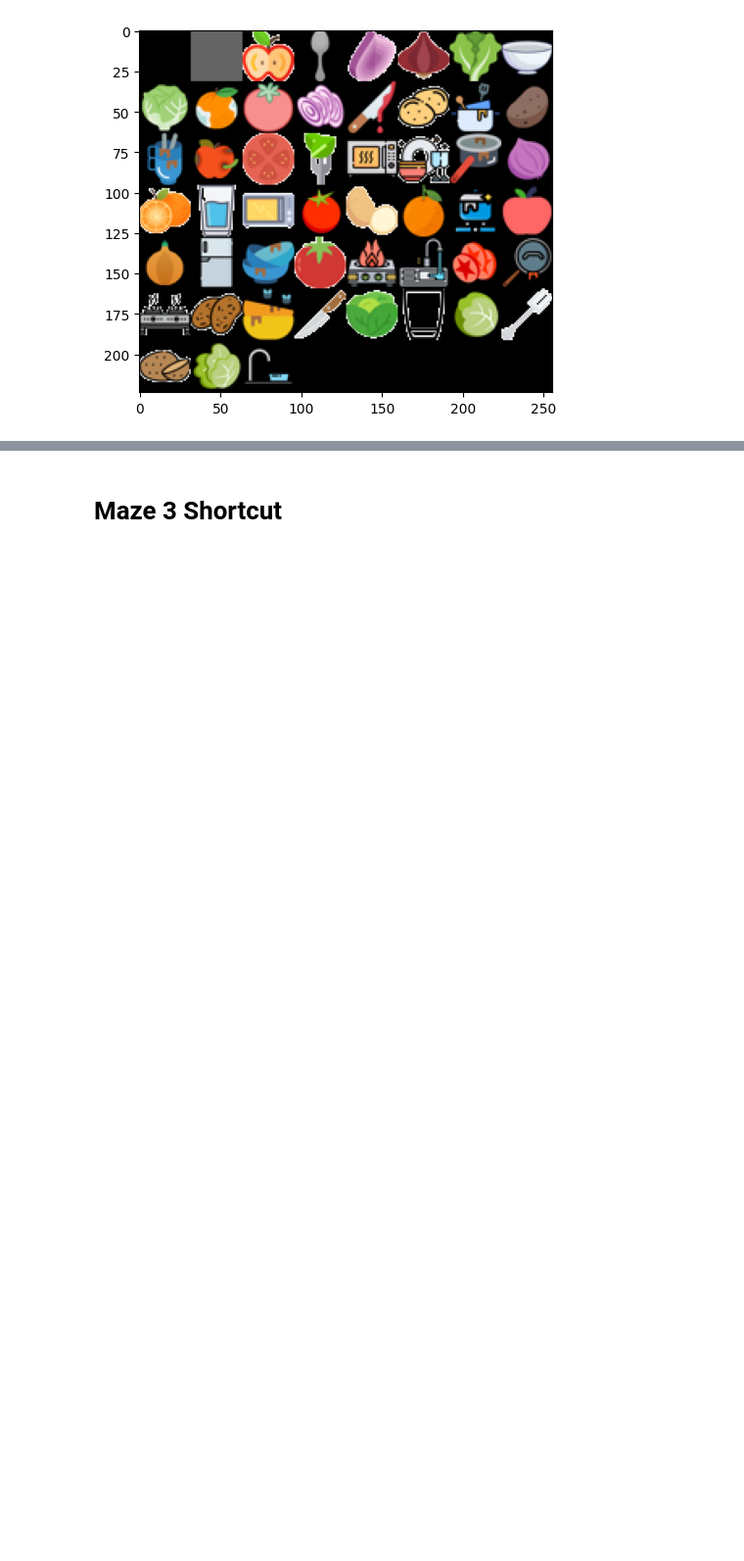
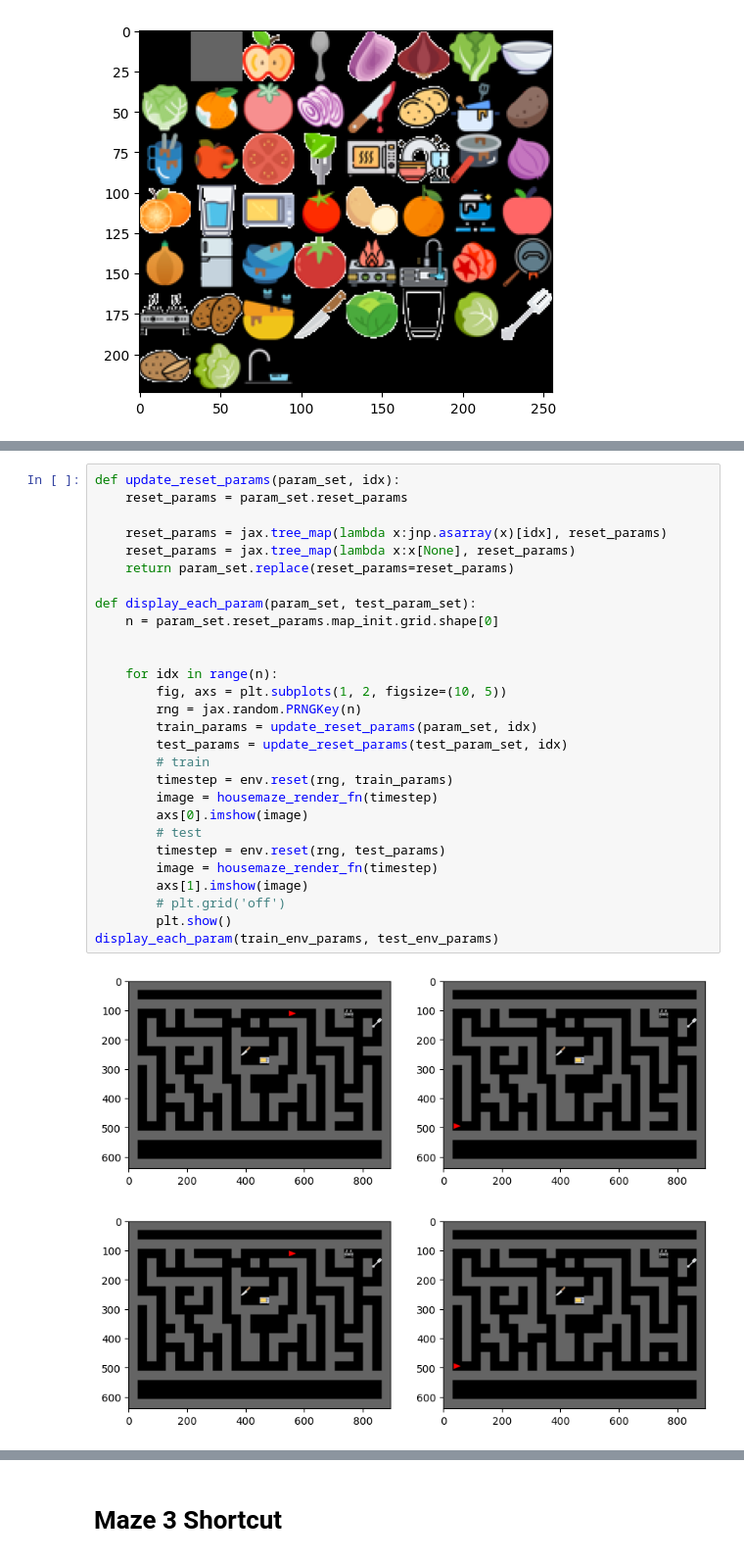
Before and after one commit to wcarvalho/preplay-AI, a Jupyter notebook: housemaze-mazes.ipynb, the cells around one changed output, grey strips where cells are left out. Shown at 98% size. Cells and saved outputs as stored; diff of their text form; blank space fills up the shorter version.

```diff
--- a/housemaze-mazes.ipynb
+++ b/housemaze-mazes.ipynb
@@ -48,0 +118,31 @@ image.shape, image_dict["keys"][:5]
+# %%
+def update_reset_params(param_set, idx):
+    reset_params = param_set.reset_params
+
+    reset_params = jax.tree_map(lambda x:jnp.asarray(x)[idx], reset_params)
+    reset_params = jax.tree_map(lambda x:x[None], reset_params)
+    return param_set.replace(reset_params=reset_params)
+
+def display_each_param(param_set, test_param_set):
+    n = param_set.reset_params.map_init.grid.shape[0]
+
+
+    for idx in range(n):
+        fig, axs = plt.subplots(1, 2, figsize=(10, 5))
+        rng = jax.random.PRNGKey(n)
+        train_params = update_reset_params(param_set, idx)
+        test_params = update_reset_params(test_param_set, idx)
+        # train
+        timestep = env.reset(rng, train_params)
+        image = housemaze_render_fn(timestep)
+        axs[0].imshow(image)
+        # test
+        timestep = env.reset(rng, test_params)
+        image = housemaze_render_fn(timestep)
+        axs[1].imshow(image)
+        # plt.grid('off')
+        plt.show()
+display_each_param(train_env_params, test_env_params)
+# %% [output]
+[figure, added]
+[figure, added]
```
Also changed, not shown: parts of 9 cells of this notebook, 3 other files.
